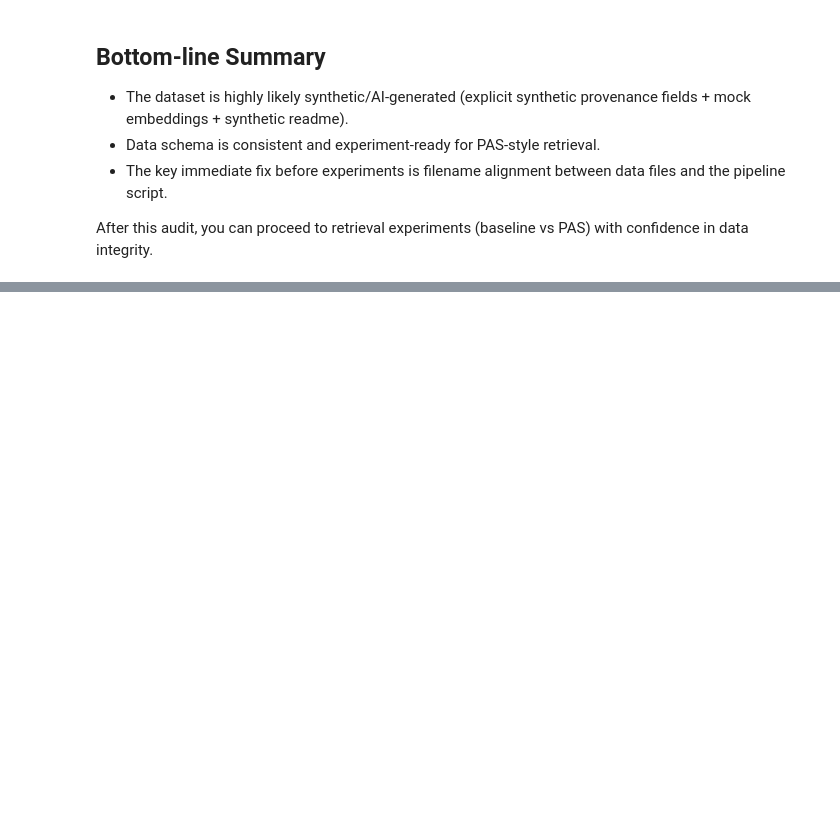
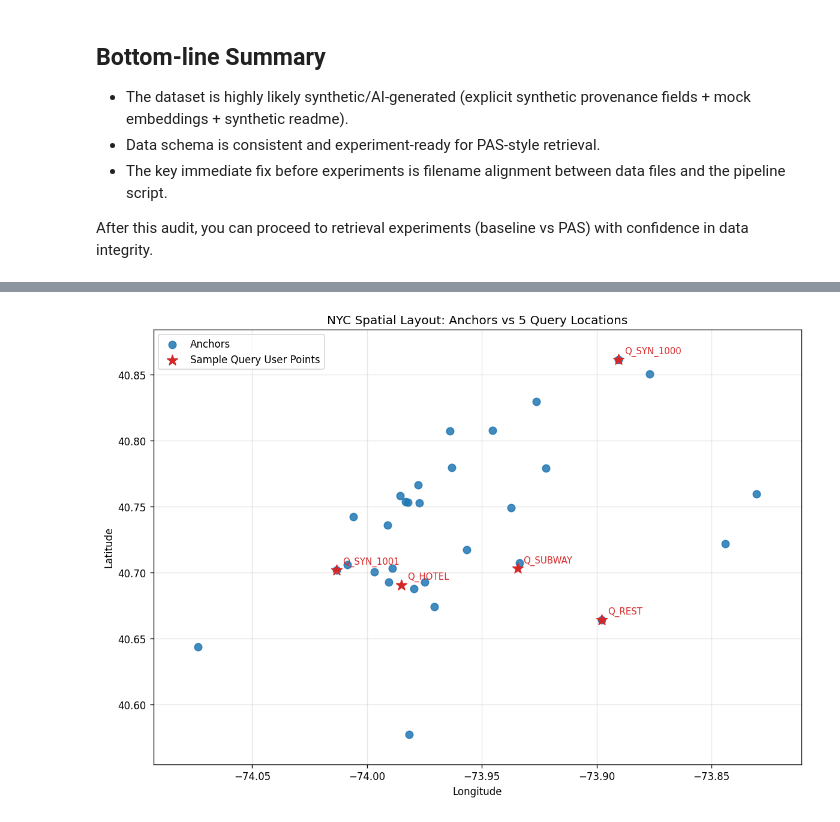
Before and after one commit to shaayaansh/PASRAG, a Jupyter notebook: pas_rag_data_exploration.ipynb, the cells around one changed output, grey strips where cells are left out. Drawn from its saved outputs; the diff is of its cells as text; code cells hidden in the pictures; blank space fills up the shorter version.

```diff
--- a/pas_rag_data_exploration.ipynb
+++ b/pas_rag_data_exploration.ipynb
@@ -304,0 +358,25 @@ After this audit, you can proceed to retrieval experiments (baseline vs PAS) wit
+# %%
+# Plot 2: map-style lat/lon plot with bounding box
+all_x = ax_x + qx
+all_y = ax_y + qy
+pad_x = (max(all_x) - min(all_x)) * 0.08 if all_x else 0.01
+pad_y = (max(all_y) - min(all_y)) * 0.08 if all_y else 0.01
+
+fig, ax = plt.subplots(figsize=(10, 7), dpi=120)
+ax.scatter(ax_x, ax_y, s=55, alpha=0.85, c='tab:blue', label='Anchors')
+ax.scatter(qx, qy, s=120, marker='*', c='tab:red', label='Sample Query User Points')
+
+for x, y, qid in query_points:
+    ax.annotate(qid, (x, y), textcoords='offset points', xytext=(6, 6), fontsize=9, color='tab:red')
+
+ax.set_xlim(min(all_x)-pad_x, max(all_x)+pad_x)
+ax.set_ylim(min(all_y)-pad_y, max(all_y)+pad_y)
+ax.set_title('NYC Spatial Layout: Anchors vs 5 Query Locations')
+ax.set_xlabel('Longitude')
+ax.set_ylabel('Latitude')
+ax.grid(alpha=0.3)
+ax.legend()
+plt.tight_layout()
+plt.show()
+# %% [output]
+[figure, added]
```
Also changed, not shown: parts of 10 cells of this notebook, 40 other files.
